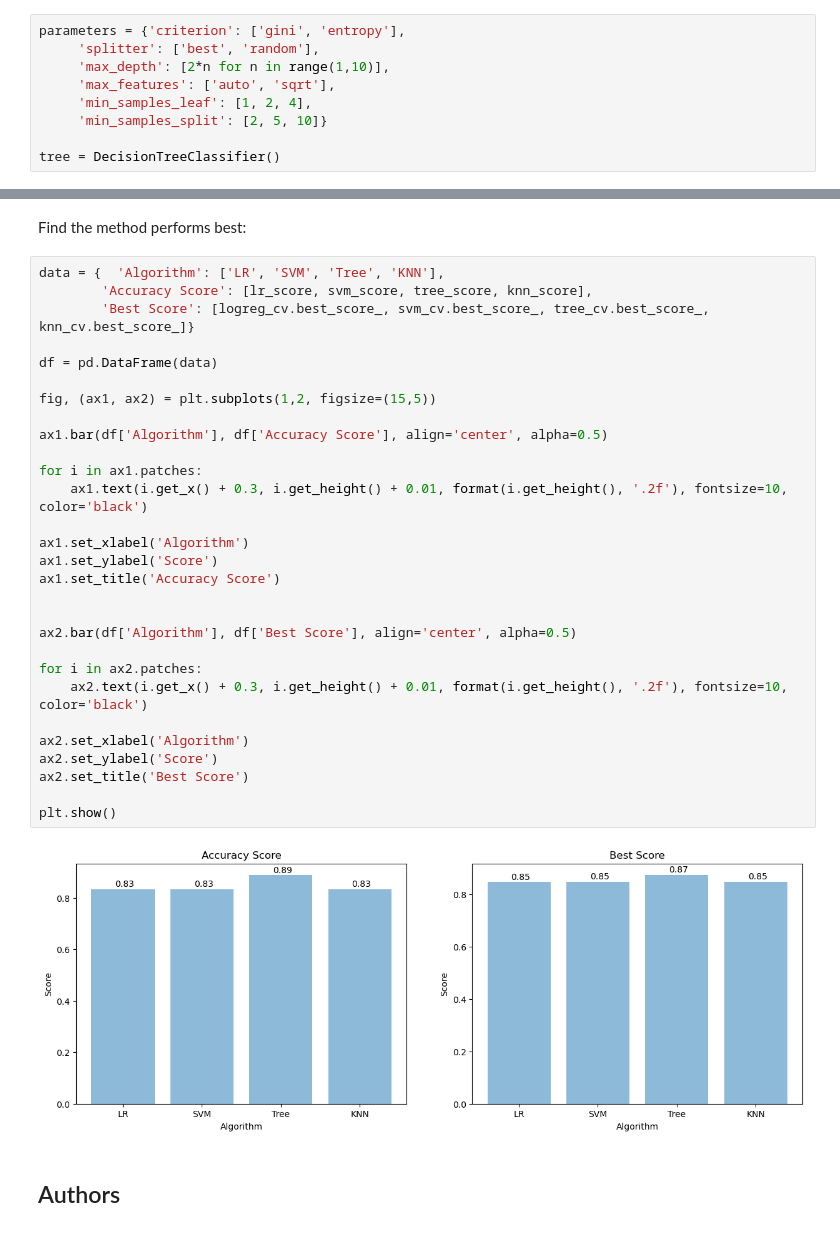
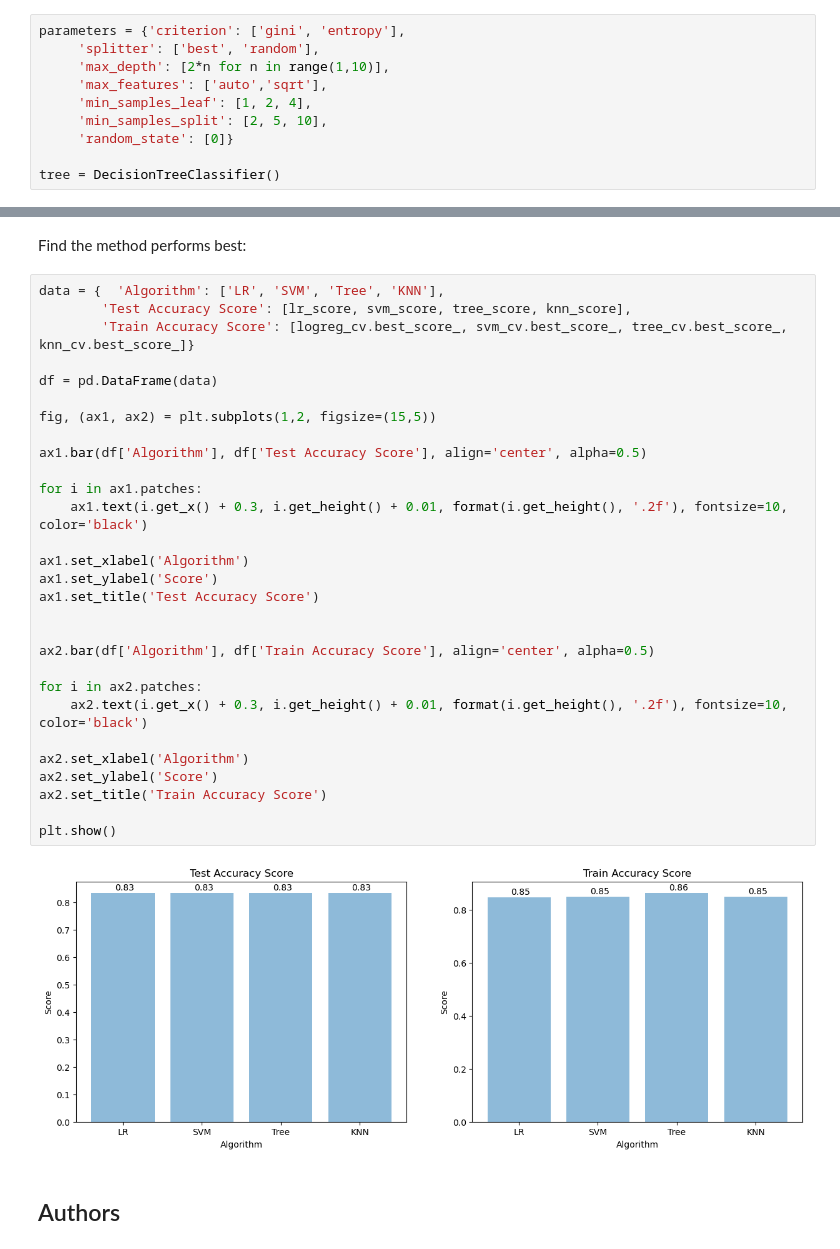
Before and after one commit to foosy-git/training, a Jupyter notebook: IBM Data Science/Applied Data Science Capstone/SpaceX ML Prediction.ipynb, the cells around one changed output, grey strips where cells are left out. Cells and saved outputs as stored; diff of their text form.

```diff
--- a/IBM Data Science/Applied Data Science Capstone/SpaceX ML Prediction.ipynb
+++ b/IBM Data Science/Applied Data Science Capstone/SpaceX ML Prediction.ipynb
@@ -230,9 +234,10 @@ Create a decision tree classifier object then  create a  <code>GridSearchCV</cod
 parameters = {'criterion': ['gini', 'entropy'],
      'splitter': ['best', 'random'],
      'max_depth': [2*n for n in range(1,10)],
-     'max_features': ['auto', 'sqrt'],
+     'max_features': ['auto','sqrt'],
      'min_samples_leaf': [1, 2, 4],
-     'min_samples_split': [2, 5, 10]}
+     'min_samples_split': [2, 5, 10],
+     'random_state': [0]}
 
 tree = DecisionTreeClassifier()
 # %%
@@ -304,35 +313,35 @@ plot_confusion_matrix(Y_test,yhat)
 Find the method performs best:
 # %%
 data = {  'Algorithm': ['LR', 'SVM', 'Tree', 'KNN'],
-        'Accuracy Score': [lr_score, svm_score, tree_score, knn_score],
-        'Best Score': [logreg_cv.best_score_, svm_cv.best_score_, tree_cv.best_score_, knn_cv.best_score_]}
+        'Test Accuracy Score': [lr_score, svm_score, tree_score, knn_score],
+        'Train Accuracy Score': [logreg_cv.best_score_, svm_cv.best_score_, tree_cv.best_score_, knn_cv.best_score_]}
 
 df = pd.DataFrame(data)
 
 fig, (ax1, ax2) = plt.subplots(1,2, figsize=(15,5))
 
-ax1.bar(df['Algorithm'], df['Accuracy Score'], align='center', alpha=0.5)
+ax1.bar(df['Algorithm'], df['Test Accuracy Score'], align='center', alpha=0.5)
 
 for i in ax1.patches:
     ax1.text(i.get_x() + 0.3, i.get_height() + 0.01, format(i.get_height(), '.2f'), fontsize=10, color='black')
 
 ax1.set_xlabel('Algorithm')
 ax1.set_ylabel('Score')
-ax1.set_title('Accuracy Score')
+ax1.set_title('Test Accuracy Score')
 
 
-ax2.bar(df['Algorithm'], df['Best Score'], align='center', alpha=0.5)
+ax2.bar(df['Algorithm'], df['Train Accuracy Score'], align='center', alpha=0.5)
 
 for i in ax2.patches:
     ax2.text(i.get_x() + 0.3, i.get_height() + 0.01, format(i.get_height(), '.2f'), fontsize=10, color='black')
 
 ax2.set_xlabel('Algorithm')
 ax2.set_ylabel('Score')
-ax2.set_title('Best Score')
+ax2.set_title('Train Accuracy Score')
 
 plt.show()
 # %% [output]
-[figure, old version]
+[figure, new version]
 # %% [markdown]
 ## Authors
 # %% [markdown]
```
Also changed, not shown: parts of 5 cells of this notebook, 1 other file.
